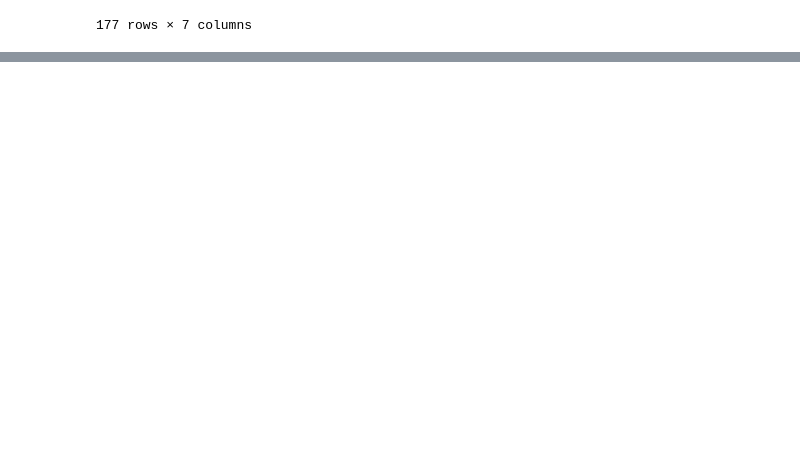
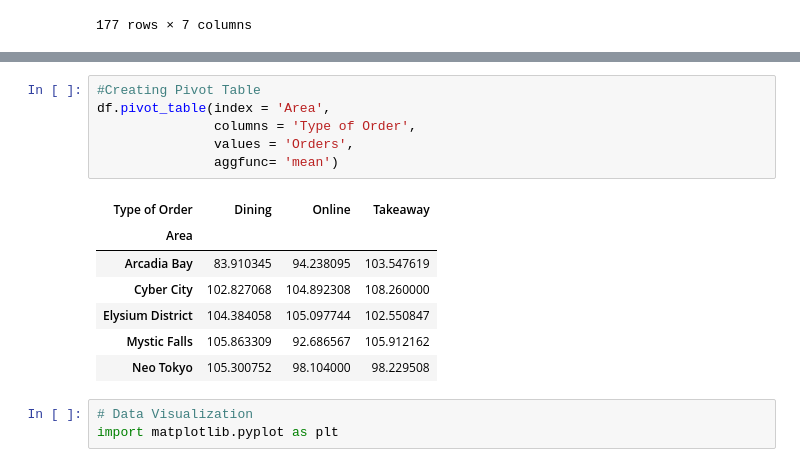
Before and after one commit to NishanLuhagun1/CafeDataAnalysis, a Jupyter notebook: Cafe_Analysis.ipynb, the cells around one changed output, grey strips where cells are left out. Drawn from its saved outputs; the diff is of its cells as text; blank space fills up the shorter version.

```diff
--- a/Cafe_Analysis.ipynb
+++ b/Cafe_Analysis.ipynb
@@ -126,0 +183,17 @@ Burger_buyers.sort_values(by="Orders", ascending=False).head(10)
+# %%
+#Creating Pivot Table
+df.pivot_table(index = 'Area',
+               columns = 'Type of Order',
+               values = 'Orders',
+               aggfunc= 'mean')
+# %% [output]
+| Type of Order | Dining | Online | Takeaway |
+| Area |  |  |  |
+| Arcadia Bay | 83.910345 | 94.238095 | 103.547619 |
+| Cyber City | 102.827068 | 104.892308 | 108.260000 |
+| Elysium District | 104.384058 | 105.097744 | 102.550847 |
+| Mystic Falls | 105.863309 | 92.686567 | 105.912162 |
+| Neo Tokyo | 105.300752 | 98.104000 | 98.229508 |
+# %%
+# Data Visualization
+import matplotlib.pyplot as plt
```
Also changed, not shown: parts of 8 cells of this notebook.
